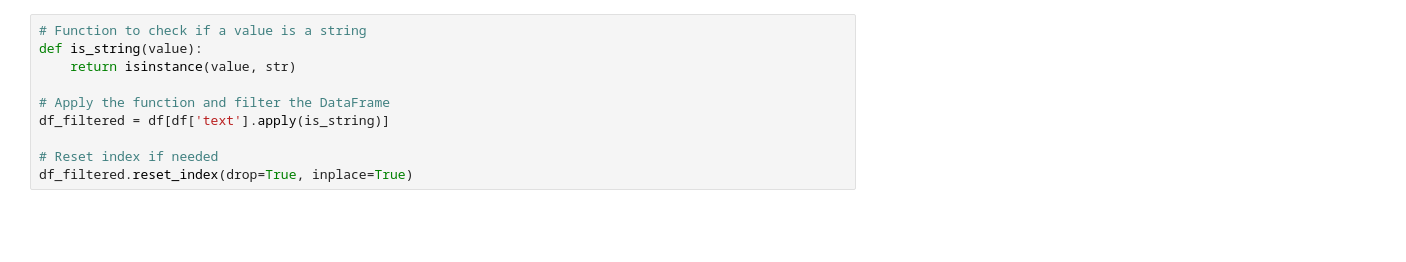
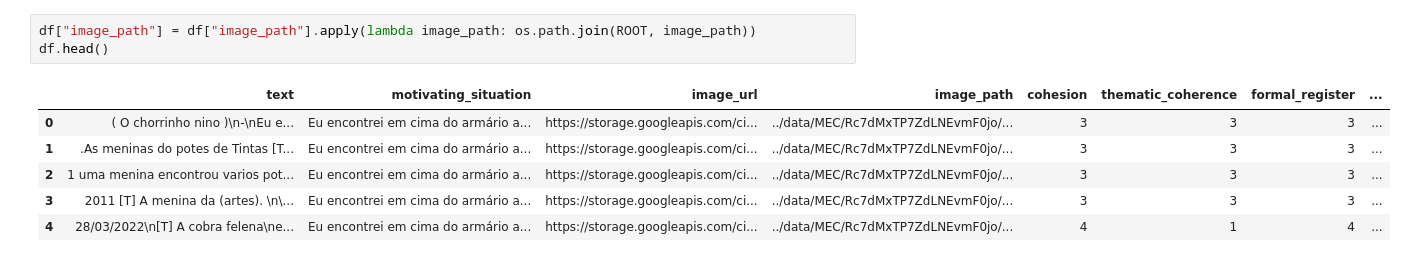
Before and after one commit to HyanBatista/multimodal-aes, a Jupyter notebook: notebooks/01-run-baselines.ipynb, the cells around one changed output. Drawn from its saved outputs; the diff is of its cells as text; blank space fills up the shorter version.

```diff
--- a/notebooks/01-run-baselines.ipynb
+++ b/notebooks/01-run-baselines.ipynb
@@ -213,13 +340,13 @@ df.head()
 | 2 | 1 uma menina encontrou varios pot... | Eu encontrei em cima do armário a... | https://storage.googleapis.com/ci... | MEC/Rc7dMxTP7ZdLNEvmF0jo/HjnamZPz... | 3 | 3 | 3 | ... |
 | 3 | 2011 [T] A menina da (artes). \n\... | Eu encontrei em cima do armário a... | https://storage.googleapis.com/ci... | MEC/Rc7dMxTP7ZdLNEvmF0jo/r3DUtFJn... | 3 | 3 | 3 | ... |
 | 4 | 28/03/2022\n[T] A cobra felena\ne... | Eu encontrei em cima do armário a... | https://storage.googleapis.com/ci... | MEC/Rc7dMxTP7ZdLNEvmF0jo/tKZIn59K... | 4 | 1 | 4 | ... |
-# %%
-# Function to check if a value is a string
-def is_string(value):
-    return isinstance(value, str)
-
-# Apply the function and filter the DataFrame
-df_filtered = df[df['text'].apply(is_string)]
-
-# Reset index if needed
-df_filtered.reset_index(drop=True, inplace=True)
+# %%
+df["image_path"] = df["image_path"].apply(lambda image_path: os.path.join(ROOT, image_path))
+df.head()
+# %% [output]
+|  | text | motivating_situation | image_url | image_path | cohesion | thematic_coherence | formal_register | ... |
+| 0 | ( O chorrinho nino )\n-\nEu e... | Eu encontrei em cima do armário a... | https://storage.googleapis.com/ci... | ../data/MEC/Rc7dMxTP7ZdLNEvmF0jo/... | 3 | 3 | 3 | ... |
+| 1 | .As meninas do potes de Tintas [T... | Eu encontrei em cima do armário a... | https://storage.googleapis.com/ci... | ../data/MEC/Rc7dMxTP7ZdLNEvmF0jo/... | 3 | 3 | 3 | ... |
+| 2 | 1 uma menina encontrou varios pot... | Eu encontrei em cima do armário a... | https://storage.googleapis.com/ci... | ../data/MEC/Rc7dMxTP7ZdLNEvmF0jo/... | 3 | 3 | 3 | ... |
+| 3 | 2011 [T] A menina da (artes). \n\... | Eu encontrei em cima do armário a... | https://storage.googleapis.com/ci... | ../data/MEC/Rc7dMxTP7ZdLNEvmF0jo/... | 3 | 3 | 3 | ... |
+| 4 | 28/03/2022\n[T] A cobra felena\ne... | Eu encontrei em cima do armário a... | https://storage.googleapis.com/ci... | ../data/MEC/Rc7dMxTP7ZdLNEvmF0jo/... | 4 | 1 | 4 | ... |
```
Also changed, not shown: parts of 17 cells of this notebook, 2 other files.
